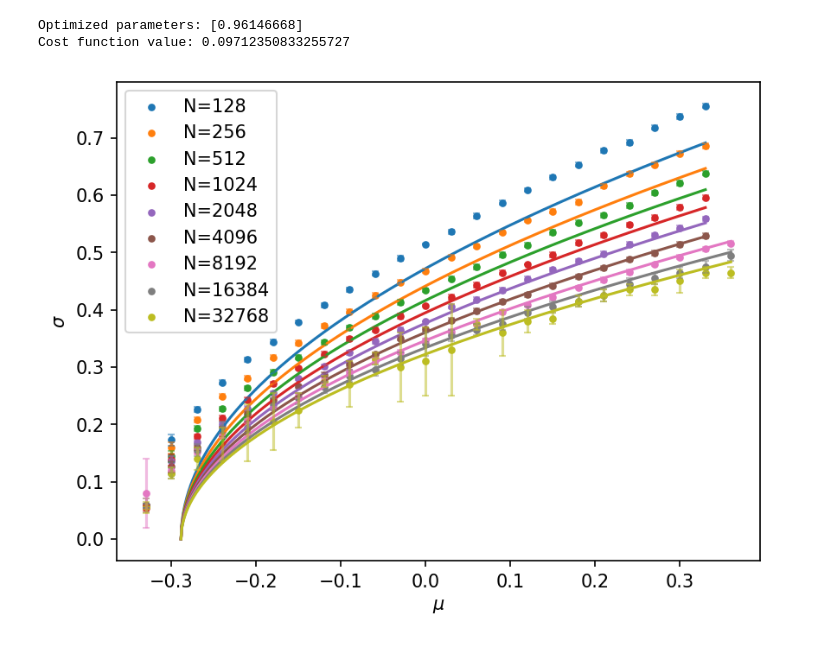
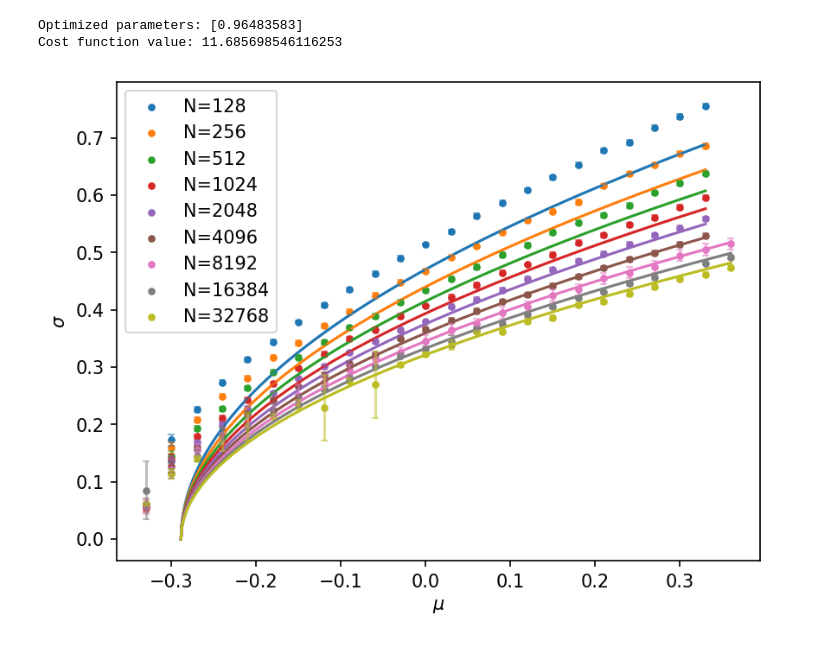
Before and after one commit to d4v1d-cub/Ecology, a Jupyter notebook: processing_data/fit_RMT_to_data.ipynb, the cells around one changed output. Cells and saved outputs as stored; diff of their text form; code cells hidden in the pictures.

```diff
--- a/processing_data/fit_RMT_to_data.ipynb
+++ b/processing_data/fit_RMT_to_data.ipynb
@@ -112,11 +112,11 @@ Cost function value: 0.0008945901618372303
 # %%
 Ainit = 1.0
 min_N = 1024
-weights = {N: np.log2(N) for N in N_list}
+weights = {N: np.log2(N) ** 2 for N in N_list}
 optimized_A = make_fit(float(c), all_data_filtered, Ainit, unique_A=True, min_N=min_N, weights=weights)
 min_mu_plot = -1.0 / (2 * np.sqrt(float(c)))
 plot_fits(all_data, min_mu_plot, optimized_A, float(c), unique_A=True)
 # %% [output]
-Optimized parameters: [0.96146668]
-Cost function value: 0.09712350833255727
+Optimized parameters: [0.96483583]
+Cost function value: 11.685698546116253
-[figure, old version]
+[figure, new version]
```
Also changed, not shown: parts of 1 cell of this notebook, 3 other files.
